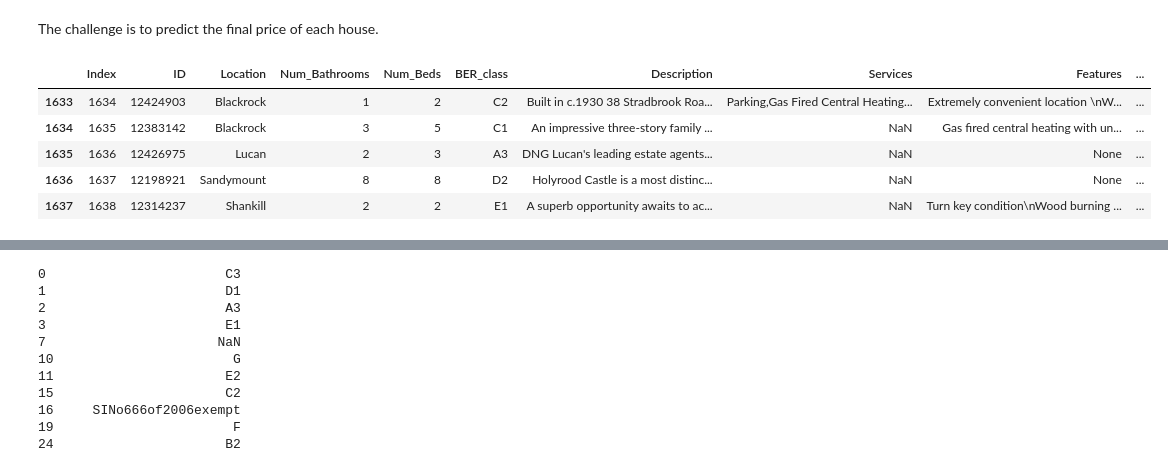
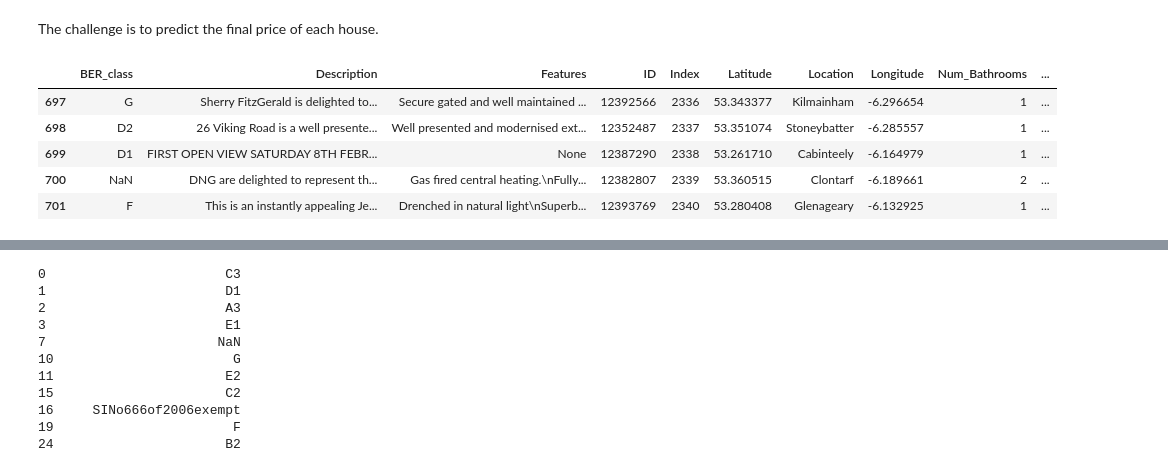
Before and after one commit to tomkeane07/AI-Projects-UL, a Jupyter notebook: semester3/MachineLearningApplications/E3/E3.ipynb, the cells around one changed output, grey strips where cells are left out. Saved outputs shown, nothing was run; the diff lists cells and outputs as text; code cells hidden in the pictures.

```diff
--- a/semester3/MachineLearningApplications/E3/E3.ipynb
+++ b/semester3/MachineLearningApplications/E3/E3.ipynb
@@ -133,6 +133,14 @@ def import_datasets(git_link = 'https://raw.githubusercontent.com/tomkeane07/AI-
       'Test'  : pd.read_csv(git_link+'HousePrice_Test.csv'),
       'Train' : pd.read_csv(git_link+'HousePrice_Train.csv'),
       'true_price'  : pd.read_csv(git_link+'sample_submission.csv')}
+def sort_columns(df):
+  return df.reindex(sorted(df.columns), axis=1)
+
+def hide_one_hot_encoded_cols(df):
+  return df.loc[:, ~df.columns.str.startswith('Location') &
+                      ~df.columns.str.startswith('Type')]
+
+
 try:
   dbs
 except:
@@ -143,13 +151,13 @@ dftrain =  dbs['Train']
 dfcost = dbs['true_price']
 dftest['Price'] = dfcost['Price']
 
-df = dftrain.append(dftest)
+df0 = sort_columns(dftrain.append(dftest))
 # %%
-display(dftrain.tail())
+display(df0.tail())
 # %% [output]
-|  | Index | ID | Location | Num_Bathrooms | Num_Beds | BER_class | Description | Services | Features | ... |
-| 1633 | 1634 | 12424903 | Blackrock | 1 | 2 | C2 | Built in c.1930 38 Stradbrook Roa... | Parking,Gas Fired Central Heating... | Extremely convenient location \nW... | ... |
-| 1634 | 1635 | 12383142 | Blackrock | 3 | 5 | C1 | An impressive three-story family ... | NaN | Gas fired central heating with un... | ... |
-| 1635 | 1636 | 12426975 | Lucan | 2 | 3 | A3 | DNG Lucan's leading estate agents... | NaN | None | ... |
-| 1636 | 1637 | 12198921 | Sandymount | 8 | 8 | D2 | Holyrood Castle is a most distinc... | NaN | None | ... |
-| 1637 | 1638 | 12314237 | Shankill | 2 | 2 | E1 | A superb opportunity awaits to ac... | NaN | Turn key condition\nWood burning ... | ... |
+|  | BER_class | Description | Features | ID | Index | Latitude | Location | Longitude | Num_Bathrooms | ... |
+| 697 | G | Sherry FitzGerald is delighted to... | Secure gated and well maintained ... | 12392566 | 2336 | 53.343377 | Kilmainham | -6.296654 | 1 | ... |
+| 698 | D2 | 26 Viking Road is a well presente... | Well presented and modernised ext... | 12352487 | 2337 | 53.351074 | Stoneybatter | -6.285557 | 1 | ... |
+| 699 | D1 | FIRST OPEN VIEW SATURDAY 8TH FEBR... | None | 12387290 | 2338 | 53.261710 | Cabinteely | -6.164979 | 1 | ... |
+| 700 | NaN | DNG are delighted to represent th... | Gas fired central heating.\nFully... | 12382807 | 2339 | 53.360515 | Clontarf | -6.189661 | 2 | ... |
+| 701 | F | This is an instantly appealing Je... | Drenched in natural light\nSuperb... | 12393769 | 2340 | 53.280408 | Glenageary | -6.132925 | 1 | ... |
```
Also changed, not shown: parts of 36 cells of this notebook.
